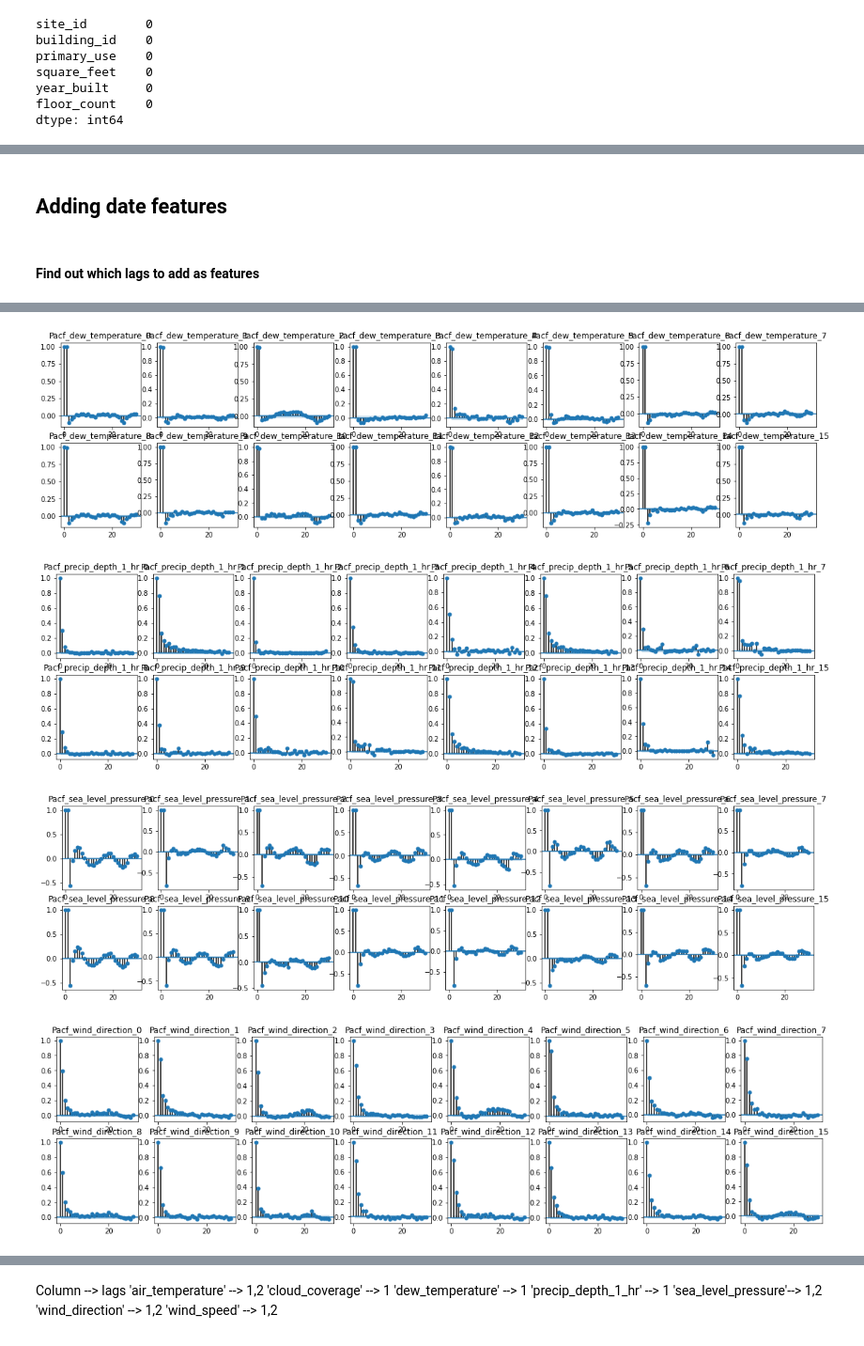
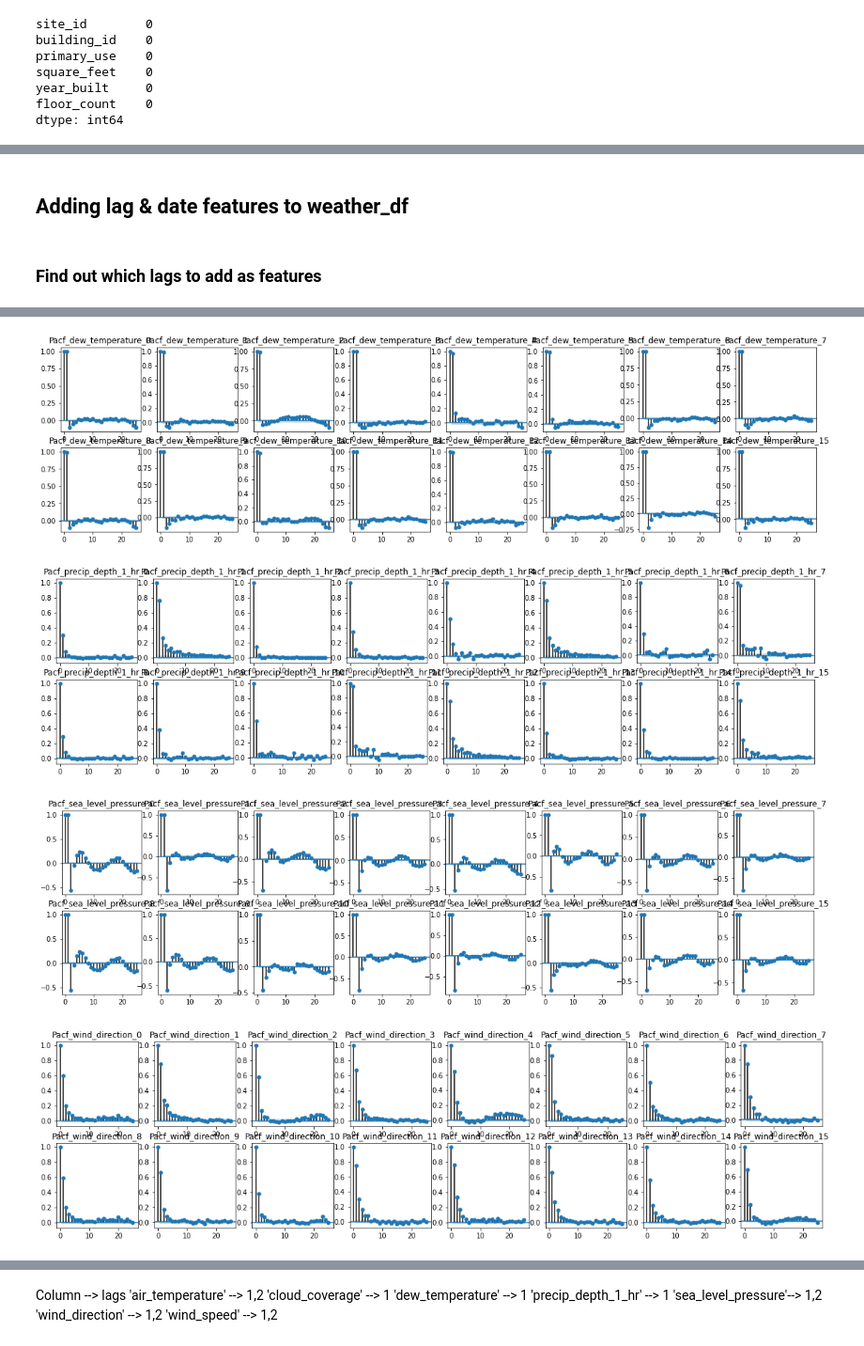
Before and after one commit to vaishalipp/ashrae-energy-predictor-3, a Jupyter notebook: notebooks/FeatureEngineering.ipynb, the cells around one changed output, grey strips where cells are left out. Shown at 94% size. Cells and saved outputs as stored; diff of their text form; code cells hidden in the pictures.

```diff
--- a/notebooks/FeatureEngineering.ipynb
+++ b/notebooks/FeatureEngineering.ipynb
@@ -124,3 +200,3 @@ def adjust_outliers_weather(weather_df):
 # %%
-weather_train_df = adjust_outliers_weather(weather_train_df)
-weather_test_df = adjust_outliers_weather(weather_test_df)
+#weather_train_df = adjust_outliers_weather(weather_train_df)
+#weather_test_df = adjust_outliers_weather(weather_test_df)
@@ -169,0 +420,2 @@ dtype: int64
+# %%
+train_build_df = train_df.merge(building_metadata_df,how='left',on='building_id')
@@ -169,0 +424,27 @@ dtype: int64
+# %%
+meter_wid = widgets.Dropdown(
+            options=[i for i in range(4)],
+            value=0,
+            description='Meter:',
+            disabled=False,
+            )
+site_wid  = widgets.Dropdown(
+            options=[i for i in range(16)],
+            value=0,
+            description='Site:',
+            disabled=False,
+            )
+# %%
+_df = train_build_df
+_df = _df[(_df.site_id == site_wid.value) & (_df.meter == meter_wid.value)].sort_values(['site_id','building_id','meter','timestamp'])
+layout = go.Layout(title="Meter readings for Site-" + str(site_wid.value) + " & meter-" + str(meter_wid.value),
+                xaxis_title="Timestamp",
+                yaxis_title="Meter Readings",
+                legend_title="Building_IDs")
+fig = go.FigureWidget(layout = layout)
+#px.line(x=_df['timestamp'],y=_df['meter_reading'],color=_df['building_id']))
+
+for building_id in _df.building_id.unique():
+    site_bg_readings = _df[_df.building_id == building_id]
+    fig.add_trace(go.Scatter(x=site_bg_readings["timestamp"], y=site_bg_readings["meter_reading"],line={},\
+                             name = "building_"  + str(building_id) , visible=True))
@@ -192,8 +550,8 @@ value          0
 dtype: int64
 # %% [markdown]
-## Adding date features
+## Adding lag & date features to weather_df
 # %% [markdown]
-#### Find out which lags to add as features
+### Find out which lags to add as features
 # %%
 cols = ['air_temperature', 'cloud_coverage', 'dew_temperature', 'precip_depth_1_hr', 'sea_level_pressure', 'wind_direction', 'wind_speed']
 weather_train_df.set_index('timestamp')
@@ -201,6 +559,5 @@ for col in cols:
     fig, axes = plt.subplots(2,8,figsize=(20,5))
     for sid in weather_train_df.site_id.unique():
         _dfw = weather_train_df[weather_train_df.site_id==sid][col]
-        pacf_air_temp = sm.graphics.tsa.plot_pacf(_dfw,lags=30,ax=axes.ravel()[sid],title = 'Pacf_'+col+'_'+str(sid))
-weather_train_df.reset_index(inplace=True)
+        pacf_air_temp = sm.graphics.tsa.plot_pacf(_dfw,lags=25,ax=axes.ravel()[sid],title = 'Pacf_'+col+'_'+str(sid))
 # %% [output]
@@ -209,4 +566,4 @@ weather_train_df.reset_index(inplace=True)
-[figure, old version]
+[figure, new version]
-[figure, old version]
+[figure, new version]
-[figure, old version]
+[figure, new version]
-[figure, old version]
+[figure, new version]
```
Also changed, not shown: parts of 77 cells of this notebook, 1 other file.
